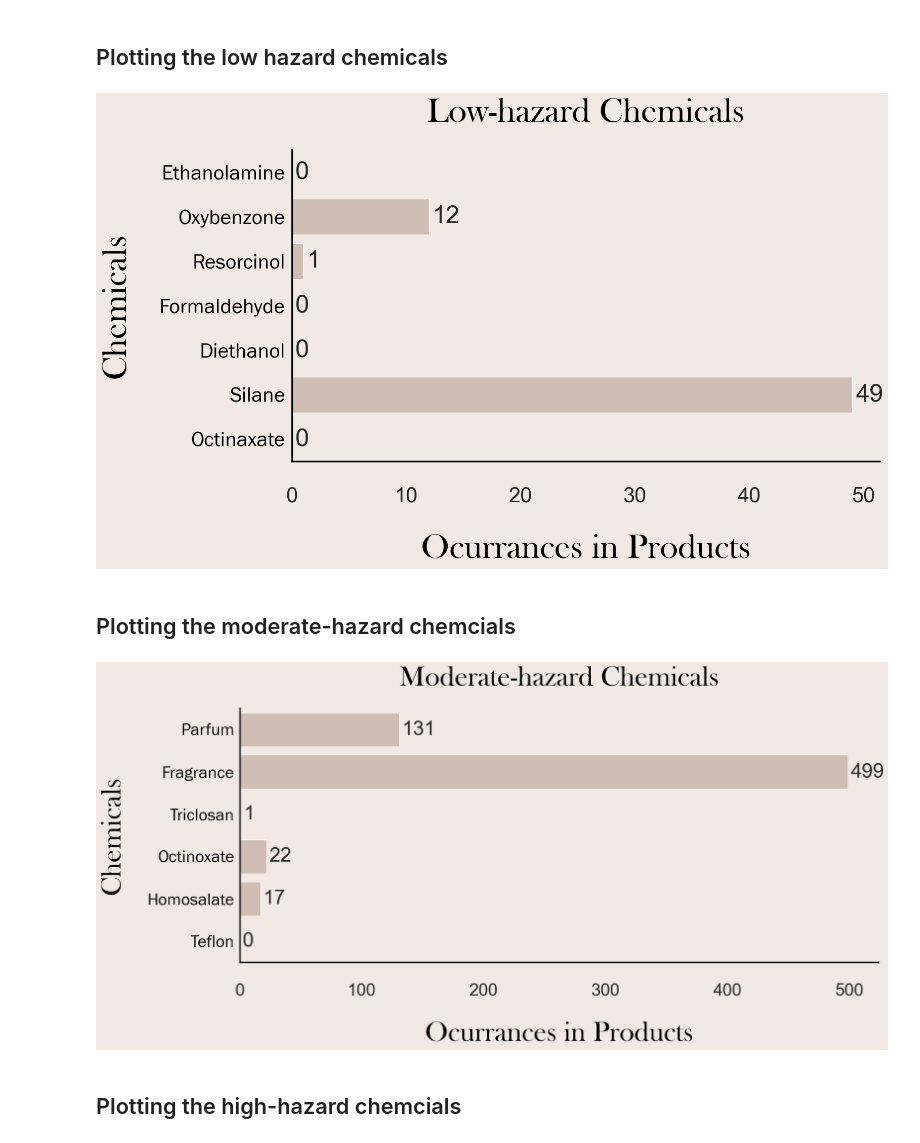
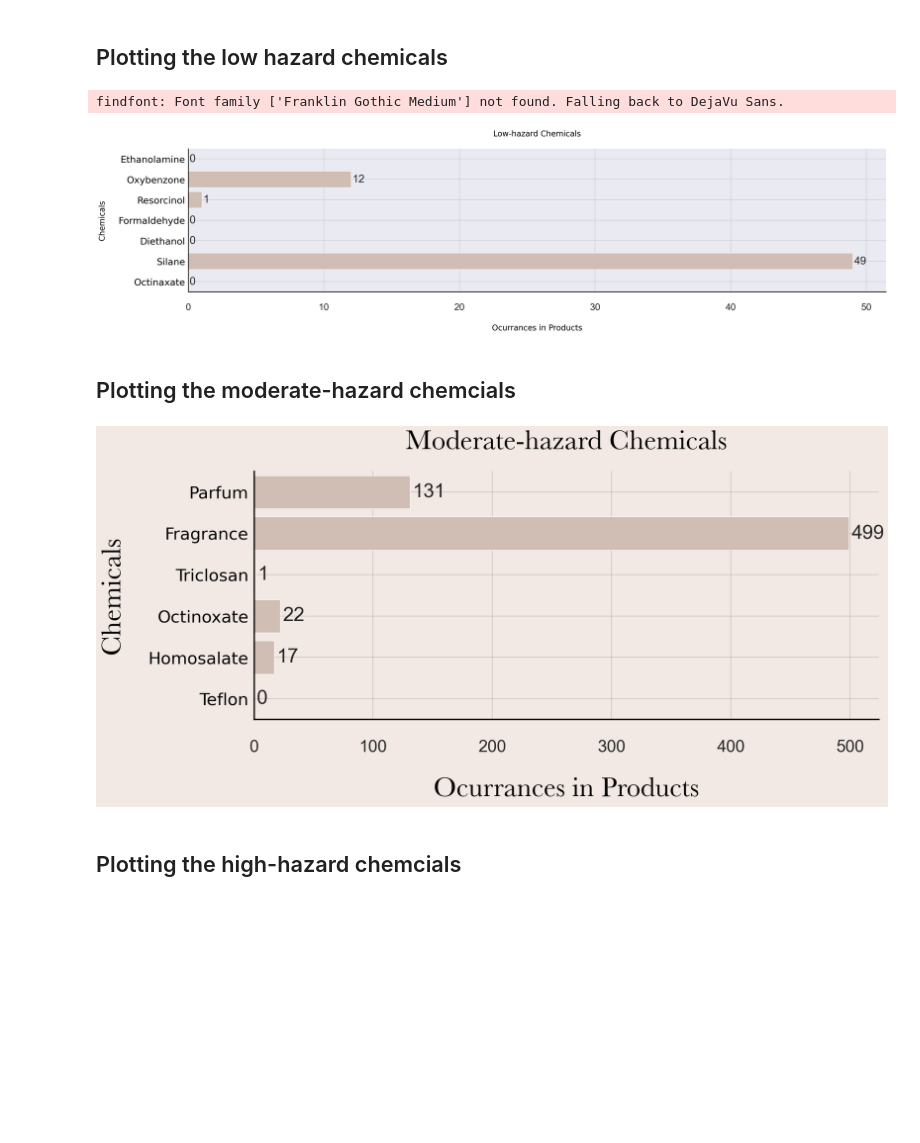
Before and after one commit to mahakanakala/toxins, a Jupyter notebook: notebooks/data_visuals.ipynb, the cells around one changed output. Cells and saved outputs as stored; diff of their text form; code cells hidden in the pictures; blank space fills up the shorter version.

```diff
--- a/notebooks/data_visuals.ipynb
+++ b/notebooks/data_visuals.ipynb
@@ -408,88 +417,53 @@ matplotlib.font_manager.findSystemFonts(fontpaths=None, fontext='ttf')
 # %% [markdown]
 ## Plotting the low hazard chemicals
 # %%
-title_font = {
-    'family': 'Baskerville Old Face',
-    'color': 'black',
-    'weight': '400',
-    'size': 50
-
-}
-label_font = {
-    'family': 'Consolas',
-    'color': 'black',
-    'weight': 'bold',
-    'size': 35
-}
-
-opt_font = {
-    'family': 'Franklin Gothic Book',
-    'color': 'black',
-    'weight': '100',
-    'size': 12
-}
-sns.set(rc={'axes.facecolor':'#F2E9E4', 'figure.facecolor':'#F2E9E4'})
-
 ax = sns.barplot(x= low_df['Occurances'],
                 y=low_df['Toxin'],
                 data=low_df,
                 color='#D5BDAF',
                 )
+
+sns.set(rc={'axes.facecolor':'#F2E9E4', 'figure.facecolor':'#F2E9E4'})
 
 ax.set_title('Low-hazard Chemicals', fontdict=title_font, pad=40)
 
 tick_spacing = 10
 ax.xaxis.set_major_locator(ticker.MultipleLocator(tick_spacing))
 
 sns.set(rc={'figure.figsize':(20,8)})
 ax.set_xlabel("Ocurrances in Products", fontdict=title_font, labelpad=40)
 # ax.set_xticklabels(ax.get_xticklabels(), size =20)
 
 ax.set_ylabel("Chemicals", fontdict= title_font, labelpad=40)
 ax.set_yticklabels(ax.get_yticklabels(), size=25, fontdict=opt_font)
 #plt.text(50, 1, 'allergens, harmful to the environment, cause irritation', fontdict = opt_font)
 
 ax.bar_label(ax.containers[0], size = 35, padding= 5) # shows the number of exact occurances on each bar
 
+sns.set(rc={'axes.facecolor':'#F2E9E4', 'figure.facecolor':'#F2E9E4'})
+
 #styling the spines
 for spine in ['bottom', 'left']:
     ax.spines[spine].set_color('0')
     ax.spines[spine].set_linewidth(2.5)
 
 ax.grid(False)
 
 for spine in ['top', 'right']:
     ax.spines[spine].set_visible(False)
 
 ax.tick_params(axis='y', labelsize=30)
 ax.tick_params(axis='x', labelsize=30, pad=30)
 
+ax.grid(b=True, which='major', color='black', linewidth=0.2)
+
 plt.savefig("../reports/figures/low_hazard_chemicals.png", bbox_inches='tight')
 # %% [output]
+findfont: Font family ['Franklin Gothic Medium'] not found. Falling back to DejaVu Sans.
-[figure, old version]
+[figure, new version]
 # %% [markdown]
 ## Plotting the moderate-hazard chemcials
 # %%
-title_font = {
-    'family': 'Baskerville Old Face',
-    'color': 'black',
-    'weight': '400',
-    'size': 50
-
-}
-label_font = {
-    'family': 'Consolas',
-    'color': 'black',
-    'weight': 'bold',
-    'size': 35
-}
-
-opt_font = {
-    'family': 'Franklin Gothic Book',
-    'color': 'black',
-    'weight': '100',
-    'size': 12
-}
 sns.set(rc={'axes.facecolor':'#F2E9E4', 'figure.facecolor':'#F2E9E4'})
 
 ax = sns.barplot(x= mod_df['Occurances'],
@@ -526,9 +500,11 @@ for spine in ['top', 'right']:
 ax.tick_params(axis='y', labelsize=30)
 ax.tick_params(axis='x', labelsize=30, pad=30)
 
+ax.grid(b=True, which='major', color='black', linewidth=0.2)
+
 plt.savefig("../reports/figures/moderate_hazard_chemicals.png", bbox_inches='tight')
 # %% [output]
-[figure, old version]
+[figure, new version]
 # %% [markdown]
 ## Plotting the high-hazard chemcials
 # %%
```
Also changed, not shown: parts of 16 cells of this notebook, 46 other files.
